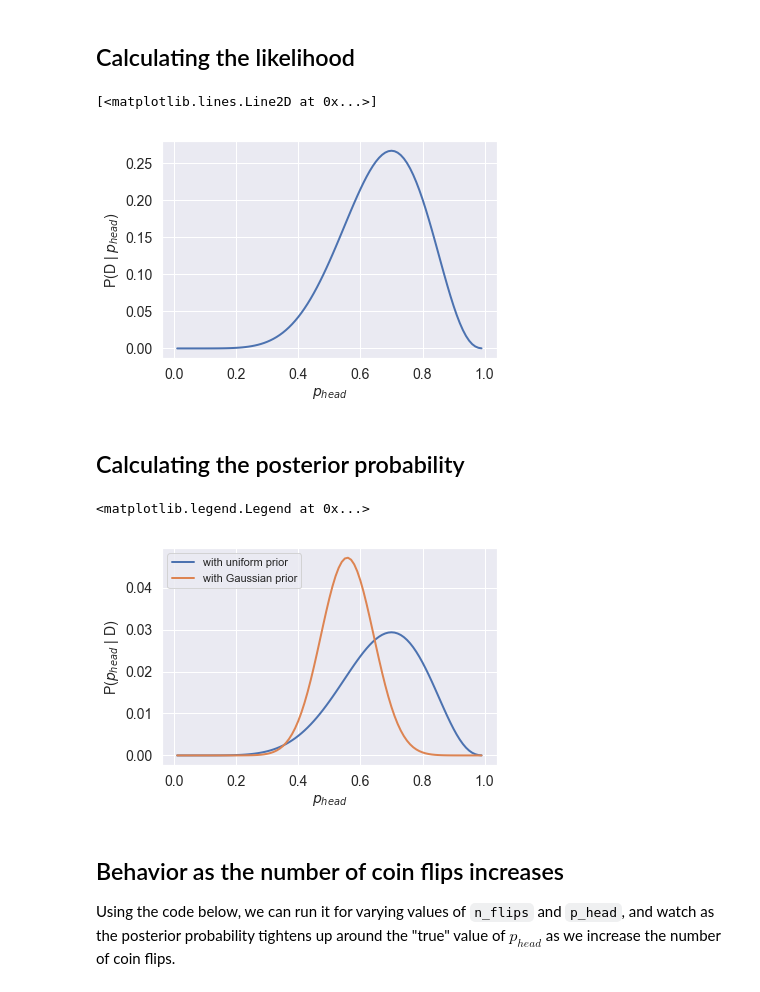
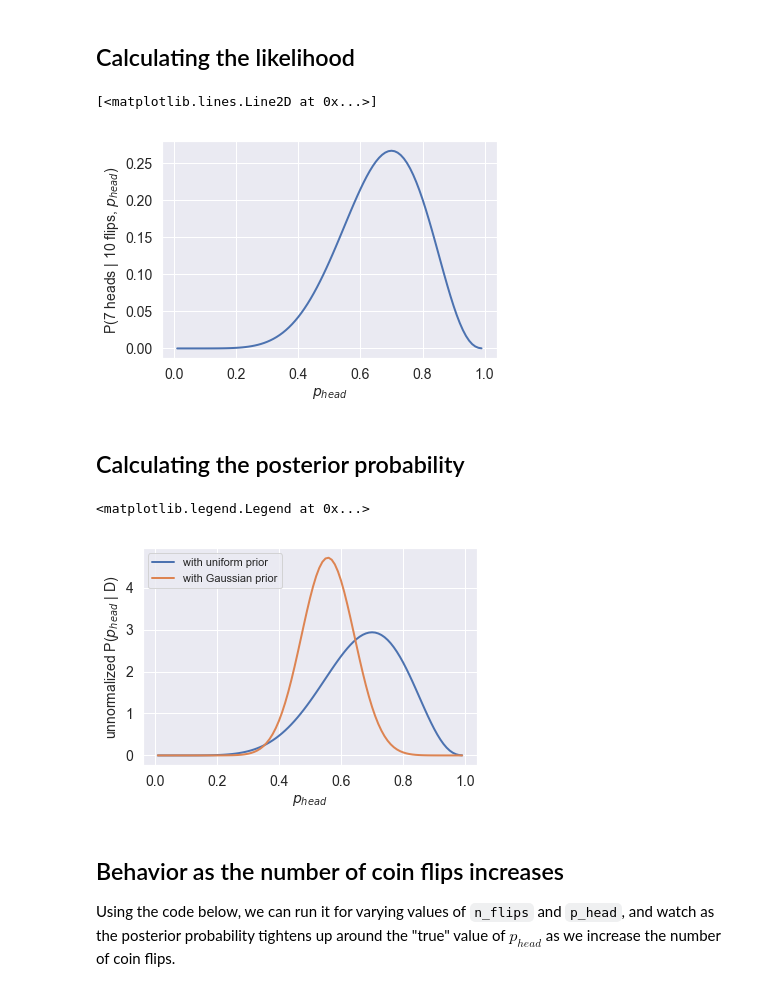
Before and after one commit to RPGroup-PBoC/be262, a Jupyter notebook: code/inferring_p_heads.ipynb, the cells around one changed output. Saved outputs shown, nothing was run; the diff lists cells and outputs as text; code cells hidden in the pictures.

```diff
--- a/code/inferring_p_heads.ipynb
+++ b/code/inferring_p_heads.ipynb
@@ -104,7 +109,7 @@ n_heads = 0
 
 # for n_flip times, flip a coin and increase n_heads for each head
 for i in range(n_flips):
-    if coin_flip(p_head) == True:
+    if coin_flip(p_head):
         n_heads = n_heads + 1
 # %%
 n_heads
@@ -137,6 +142,8 @@ plt.legend(['uniform prior','Gaussian prior'])
 # %% [markdown]
 ## Calculating the likelihood
 # %%
+# P(6|10,p)
+
 # calculate the number of ways to get n_heads from n_flips
 n_choose_k = scipy.special.comb(n_flips,n_heads)
 
@@ -144,31 +151,30 @@ n_choose_k = scipy.special.comb(n_flips,n_heads)
 likelihood = n_choose_k * (p_heads**n_heads) * (1-p_heads)**(n_flips-n_heads)
 
 plt.xlabel('$p_{head}$')
-plt.ylabel('P(D | $p_{head}$)')
+plt.ylabel('P(7 heads | 10 flips, $p_{head}$)')
 plt.plot(p_heads,likelihood)
 # %% [output]
 [<matplotlib.lines.Line2D at 0x...>]
-[figure, old version]
+[figure, new version]
 # %% [markdown]
 ## Calculating the posterior probability
 # %%
 # calculate the posterior probabilities from likelihood and priors
 uniform_posterior = likelihood * uniform_pdf
 gaussian_posterior = likelihood * gaussian_pdf
 
-# normalize the posterior probabilities
-normed_uniform_post = uniform_posterior/sum(uniform_posterior)
-normed_gaussian_post = gaussian_posterior/sum(gaussian_posterior)
+gaussian_posterior /= np.trapz(gaussian_posterior, x=p_heads)
+uniform_posterior /= np.trapz(uniform_posterior, x=p_heads)
 
 # plot the posterior probabilities
-plt.plot(p_heads, normed_uniform_post)
-plt.plot(p_heads, normed_gaussian_post)
+plt.plot(p_heads, uniform_posterior)
+plt.plot(p_heads, gaussian_posterior)
 plt.xlabel('$p_{head}$')
-plt.ylabel('P($p_{head}$ | D)')
+plt.ylabel('unnormalized P($p_{head}$ | D)')
 plt.legend(['with uniform prior','with Gaussian prior'])
 # %% [output]
 <matplotlib.legend.Legend at 0x...>
-[figure, old version]
+[figure, new version]
 # %% [markdown]
 ## Behavior as the number of coin flips increases
 
```
Also changed, not shown: parts of 4 cells of this notebook, 2 other files.
